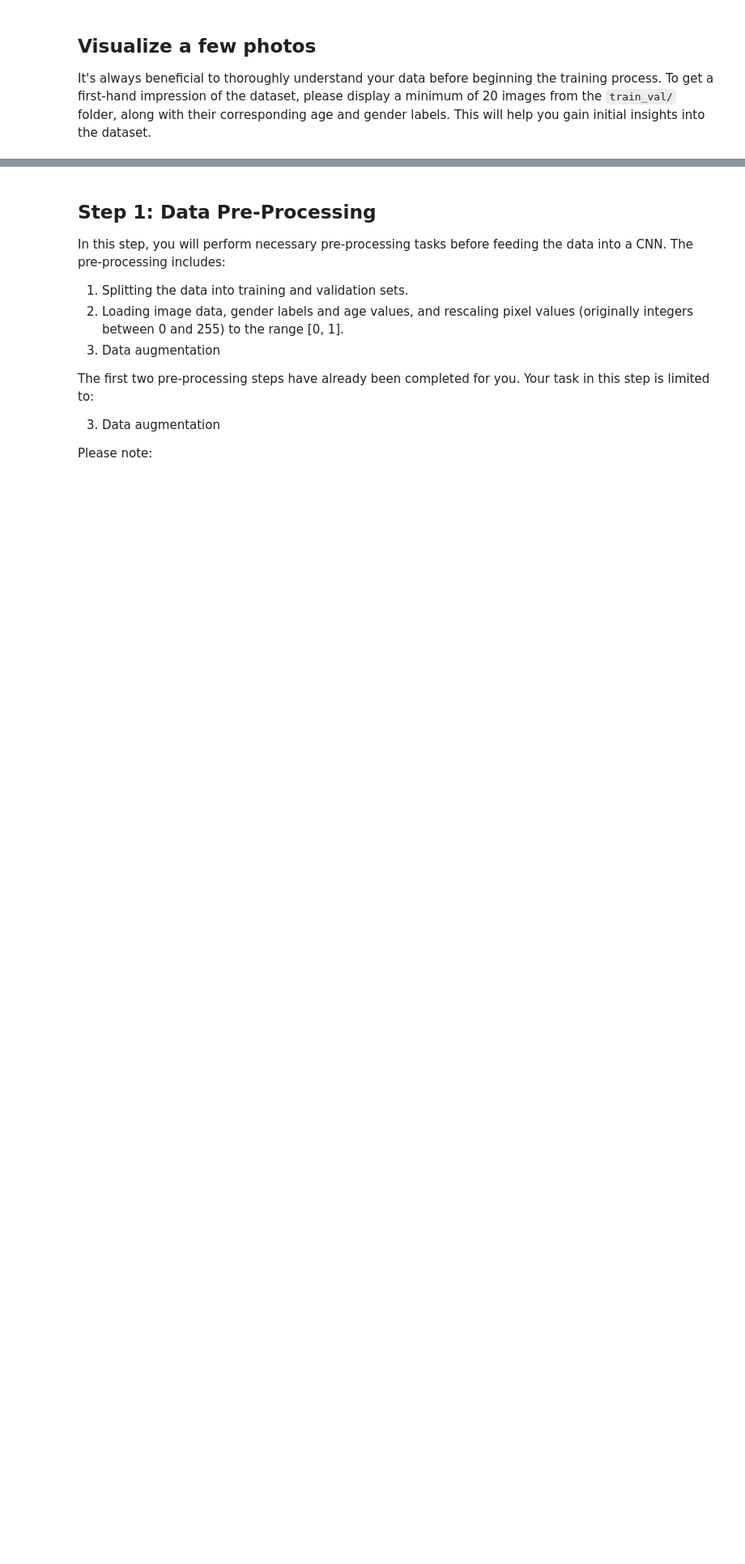
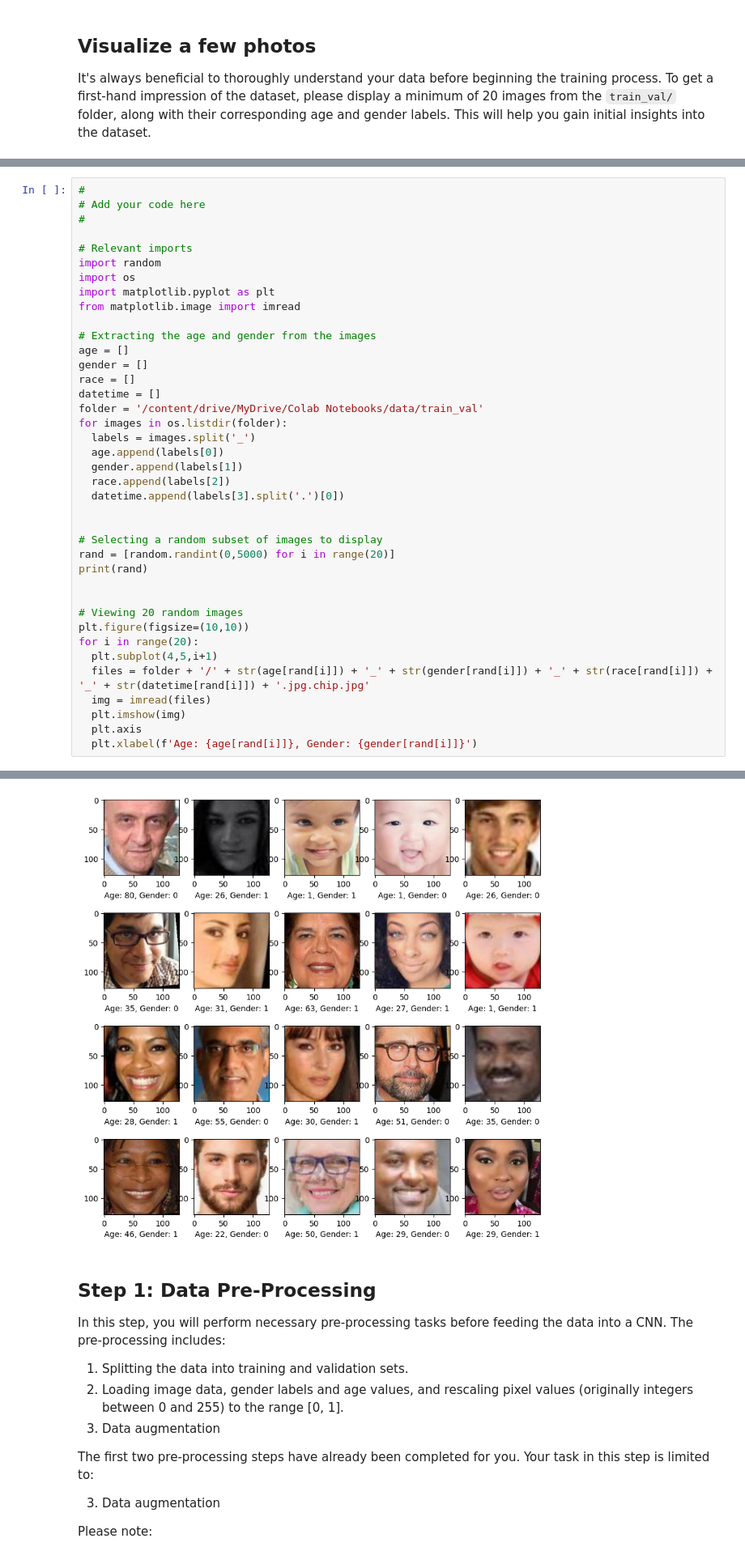
Before and after one commit to omarriyaz/age_gender_estimation_CNN, a Jupyter notebook: age_gender_submit.ipynb, the cells around one changed output, grey strips where cells are left out. Shown at 81% size. Saved outputs shown, nothing was run; the diff lists cells and outputs as text; blank space fills up the shorter version.

Commit message:
Mounting + Visualization Complete

```diff
--- a/age_gender_submit.ipynb
+++ b/age_gender_submit.ipynb
@@ -49,0 +43,40 @@ It's always beneficial to thoroughly understand your data before beginning the t
+# %%
+#
+# Add your code here
+#
+
+# Relevant imports
+import random
+import os
+import matplotlib.pyplot as plt
+from matplotlib.image import imread
+
+# Extracting the age and gender from the images
+age = []
+gender = []
+race = []
+datetime = []
+folder = '/content/drive/MyDrive/Colab Notebooks/data/train_val'
+for images in os.listdir(folder):
+  labels = images.split('_')
+  age.append(labels[0])
+  gender.append(labels[1])
+  race.append(labels[2])
+  datetime.append(labels[3].split('.')[0])
+
+
+# Selecting a random subset of images to display
+rand = [random.randint(0,5000) for i in range(20)]
+print(rand)
+
+
+# Viewing 20 random images
+plt.figure(figsize=(10,10))
+for i in range(20):
+  plt.subplot(4,5,i+1)
+  files = folder + '/' + str(age[rand[i]]) + '_' + str(gender[rand[i]]) + '_' + str(race[rand[i]]) + '_' + str(datetime[rand[i]]) + '.jpg.chip.jpg'
+  img = imread(files)
+  plt.imshow(img)
+  plt.axis
+  plt.xlabel(f'Age: {age[rand[i]]}, Gender: {gender[rand[i]]}')
+# %% [output]
@@ -50,3 +84,4 @@ It's always beneficial to thoroughly understand your data before beginning the t
+[figure, added]
 # %% [markdown]
 ## Step 1: Data Pre-Processing
 In this step, you will perform necessary pre-processing tasks before feeding the data into a CNN. The pre-processing includes:
```
Also changed, not shown: parts of 3 cells of this notebook.
